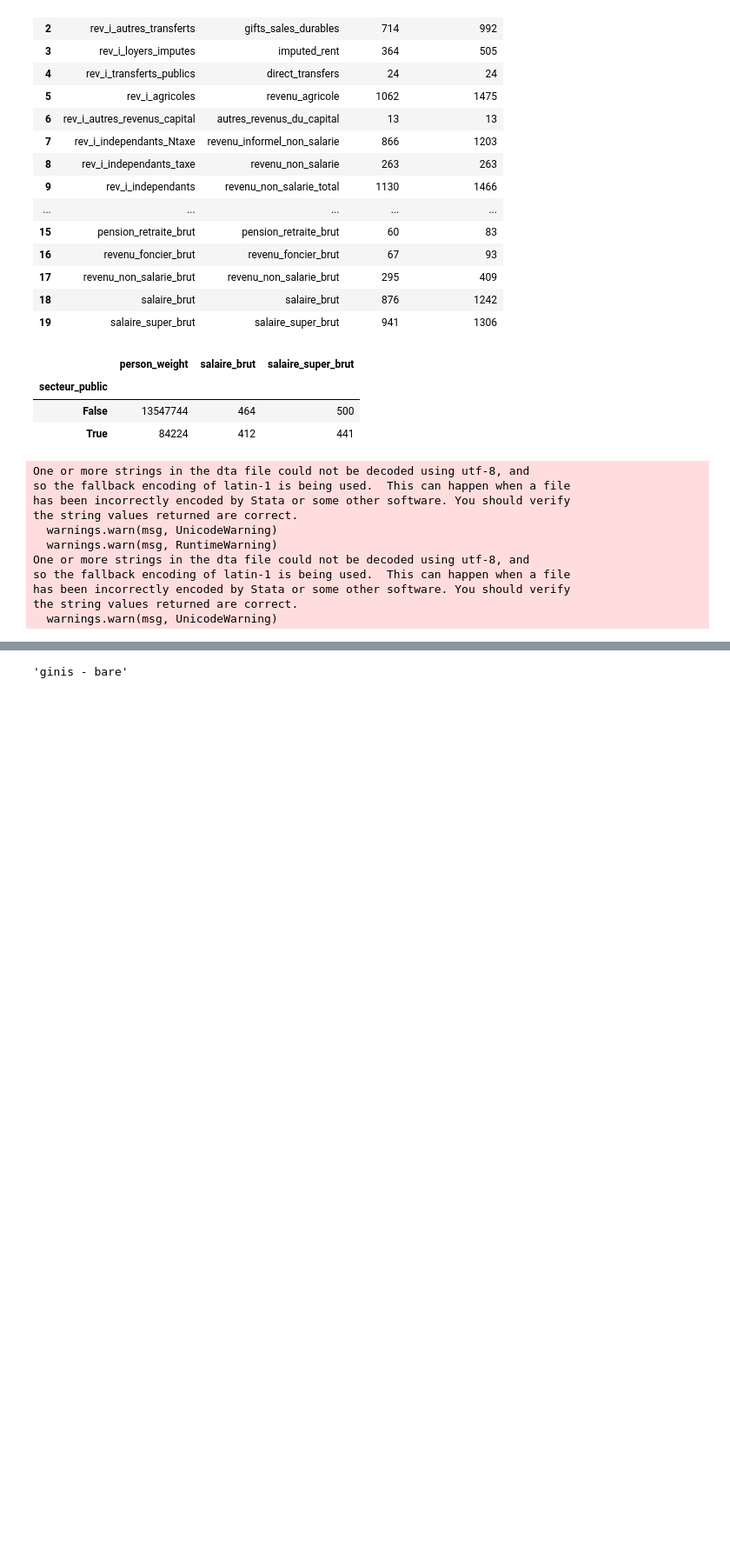
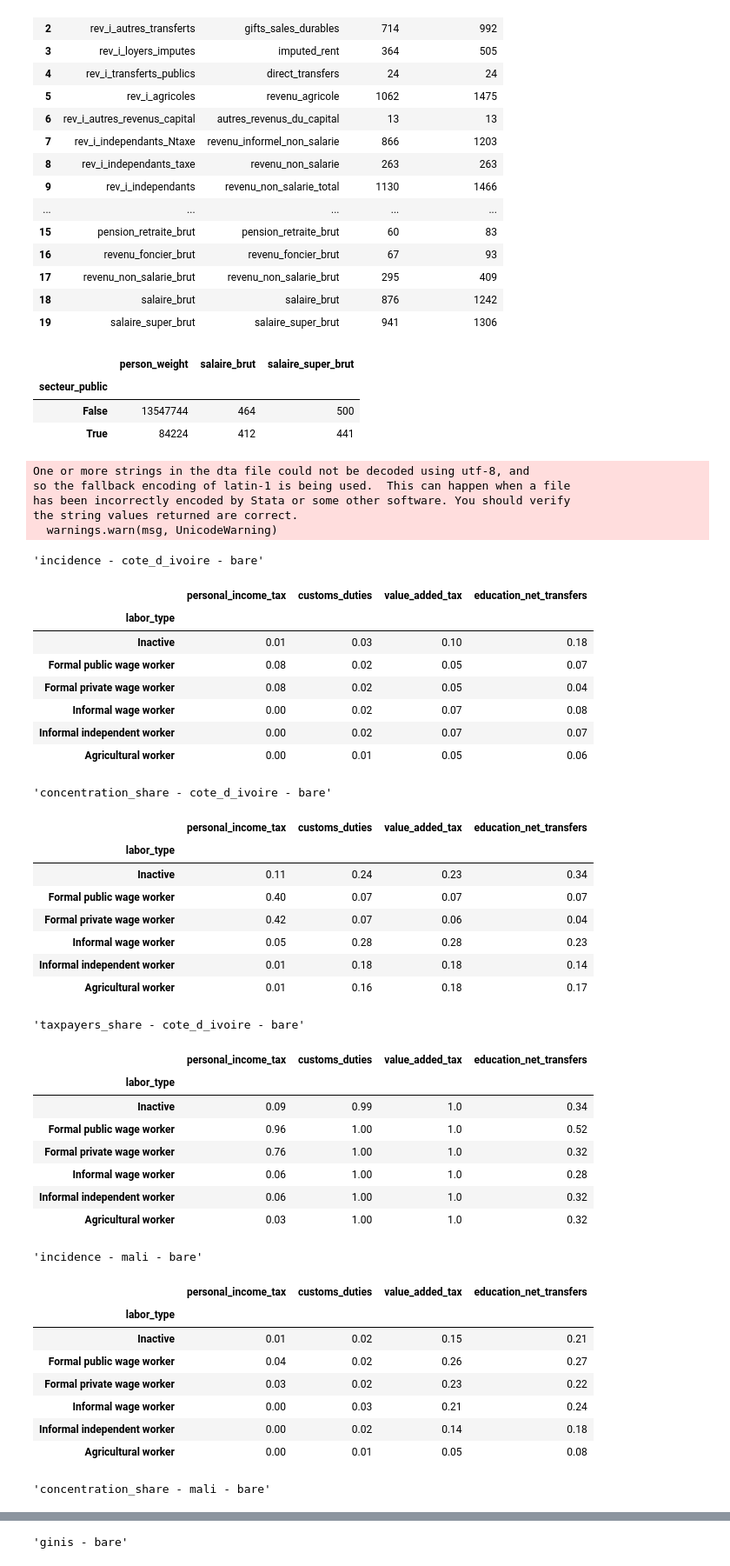
Before and after one commit to openfisca/openfisca-ceq-afrique-ouest, a Jupyter notebook: notebooks/results.ipynb, the cells around one changed output, grey strips where cells are left out. Shown at 87% size. Drawn from its saved outputs; the diff is of its cells as text; code cells hidden in the pictures; blank space fills up the shorter version.

```diff
--- a/notebooks/results.ipynb
+++ b/notebooks/results.ipynb
@@ -174,36 +175,73 @@ tax_variables = ['personal_income_tax', 'customs_duties', 'value_added_tax', 'ed
 
 table_by_indicator_by_scenario = dict()
 
 for survey_type in ["bare" , "inflated"]:
     survey_scenario = build_ceq_survey_scenario(country, year, inflate = survey_type == "inflated")
     income_by_country = dict()
     gini_by_country = dict()
     incidence_by_country = dict()
     concentration_share_by_country = dict()
     taxpayers_share_by_country = dict()
     for country, year in year_by_country.items():
         survey_scenario = build_ceq_survey_scenario(country, year)
         income_by_country[country] = income_distribution(survey_scenario)
         gini_by_country[country] = inequality_table(survey_scenario)
         incidence_by_country[country] = incidence_table(survey_scenario, income_variable, tax_variables, by_variable)
         concentration_share_by_country[country] = concentration_share(survey_scenario, tax_variables, by_variable)
         taxpayers_share_by_country[country] = taxpayers_share(survey_scenario, tax_variables, by_variable)
+        display('incidence - ' + country + ' - ' + survey_type)
+        display(incidence_table(survey_scenario, income_variable, tax_variables, by_variable = 'labor_type').rename(index = labor_type_by_index))
+        display('concentration_share - ' + country + ' - ' + survey_type)
+        display(concentration_share(survey_scenario, tax_variables, by_variable = 'labor_type').rename(index = labor_type_by_index))
+        display('taxpayers_share - ' + country + ' - ' + survey_type)
+        display(taxpayers_share(survey_scenario, tax_variables, by_variable = 'labor_type').rename(index = labor_type_by_index))
         table_by_indicator = dict(
             ginis = pd.concat(gini_by_country).swaplevel().sort_index(),
             incidences = pd.concat(incidence_by_country).transpose().stack(),
             concentrations = pd.concat(concentration_share_by_country).transpose().stack(),
             taxpayers = pd.concat(taxpayers_share_by_country).transpose().stack(),
             )
         table_by_indicator_by_scenario[survey_type] = table_by_indicator
 # %% [output]
 One or more strings in the dta file could not be decoded using utf-8, and
 so the fallback encoding of latin-1 is being used.  This can happen when a file
 has been incorrectly encoded by Stata or some other software. You should verify
 the string values returned are correct.
   warnings.warn(msg, UnicodeWarning)
-  warnings.warn(msg, RuntimeWarning)
-One or more strings in the dta file could not be decoded using utf-8, and
-so the fallback encoding of latin-1 is being used.  This can happen when a file
-has been incorrectly encoded by Stata or some other software. You should verify
-the string values returned are correct.
-  warnings.warn(msg, UnicodeWarning)
+'incidence - cote_d_ivoire - bare'
+|  | personal_income_tax | customs_duties | value_added_tax | education_net_transfers |
+| labor_type |  |  |  |  |
+| Inactive | 0.01 | 0.03 | 0.10 | 0.18 |
+| Formal public wage worker | 0.08 | 0.02 | 0.05 | 0.07 |
+| Formal private wage worker | 0.08 | 0.02 | 0.05 | 0.04 |
+| Informal wage worker | 0.00 | 0.02 | 0.07 | 0.08 |
+| Informal independent worker | 0.00 | 0.02 | 0.07 | 0.07 |
+| Agricultural worker | 0.00 | 0.01 | 0.05 | 0.06 |
+'concentration_share - cote_d_ivoire - bare'
+|  | personal_income_tax | customs_duties | value_added_tax | education_net_transfers |
+| labor_type |  |  |  |  |
+| Inactive | 0.11 | 0.24 | 0.23 | 0.34 |
+| Formal public wage worker | 0.40 | 0.07 | 0.07 | 0.07 |
+| Formal private wage worker | 0.42 | 0.07 | 0.06 | 0.04 |
+| Informal wage worker | 0.05 | 0.28 | 0.28 | 0.23 |
+| Informal independent worker | 0.01 | 0.18 | 0.18 | 0.14 |
+| Agricultural worker | 0.01 | 0.16 | 0.18 | 0.17 |
+'taxpayers_share - cote_d_ivoire - bare'
+|  | personal_income_tax | customs_duties | value_added_tax | education_net_transfers |
+| labor_type |  |  |  |  |
+| Inactive | 0.09 | 0.99 | 1.0 | 0.34 |
+| Formal public wage worker | 0.96 | 1.00 | 1.0 | 0.52 |
+| Formal private wage worker | 0.76 | 1.00 | 1.0 | 0.32 |
+| Informal wage worker | 0.06 | 1.00 | 1.0 | 0.28 |
+| Informal independent worker | 0.06 | 1.00 | 1.0 | 0.32 |
+| Agricultural worker | 0.03 | 1.00 | 1.0 | 0.32 |
+'incidence - mali - bare'
+|  | personal_income_tax | customs_duties | value_added_tax | education_net_transfers |
+| labor_type |  |  |  |  |
+| Inactive | 0.01 | 0.02 | 0.15 | 0.21 |
+| Formal public wage worker | 0.04 | 0.02 | 0.26 | 0.27 |
+| Formal private wage worker | 0.03 | 0.02 | 0.23 | 0.22 |
+| Informal wage worker | 0.00 | 0.03 | 0.21 | 0.24 |
+| Informal independent worker | 0.00 | 0.02 | 0.14 | 0.18 |
+| Agricultural worker | 0.00 | 0.01 | 0.05 | 0.08 |
+'concentration_share - mali - bare'
```
Also changed, not shown: parts of 3 cells of this notebook, 3 other files.
